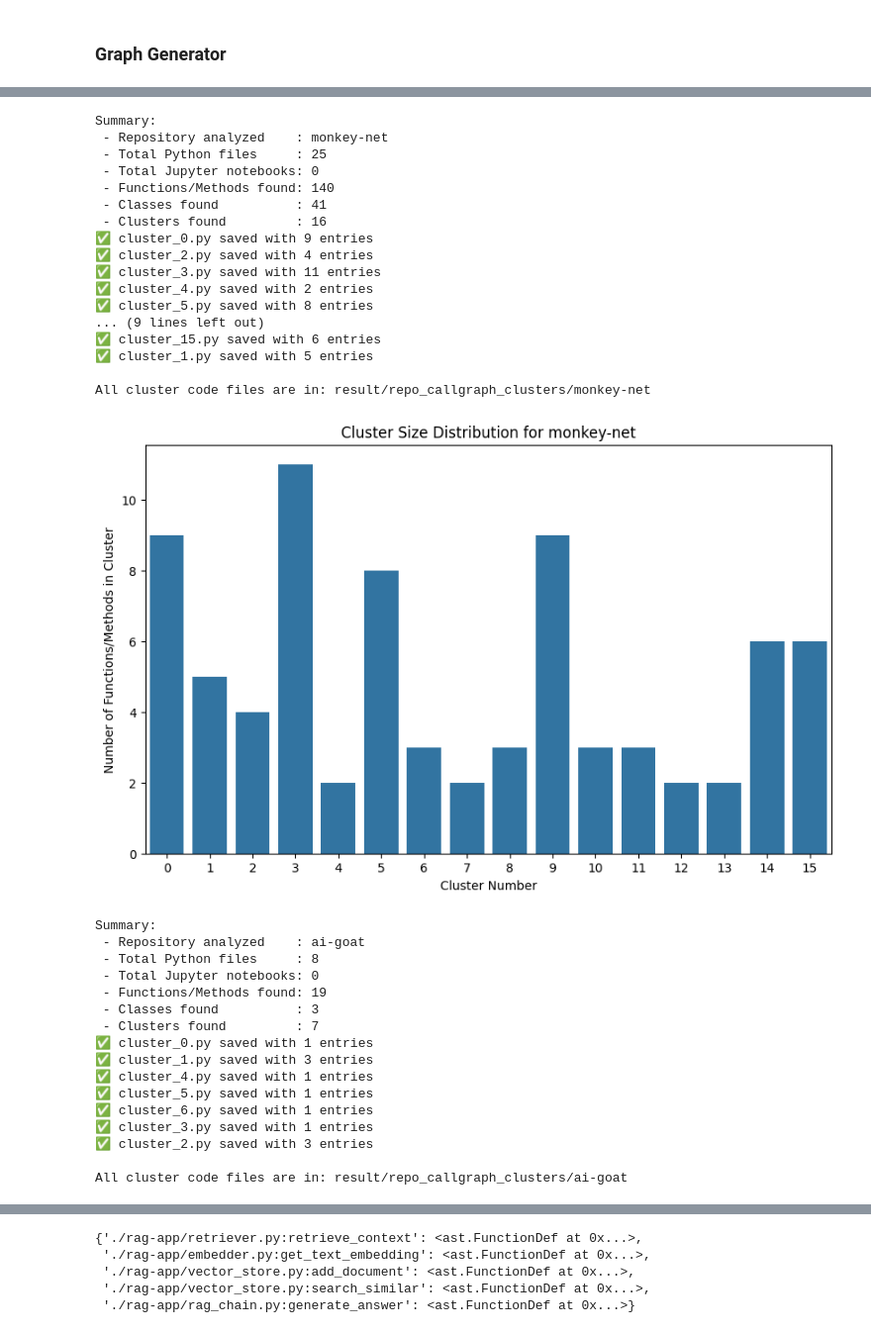
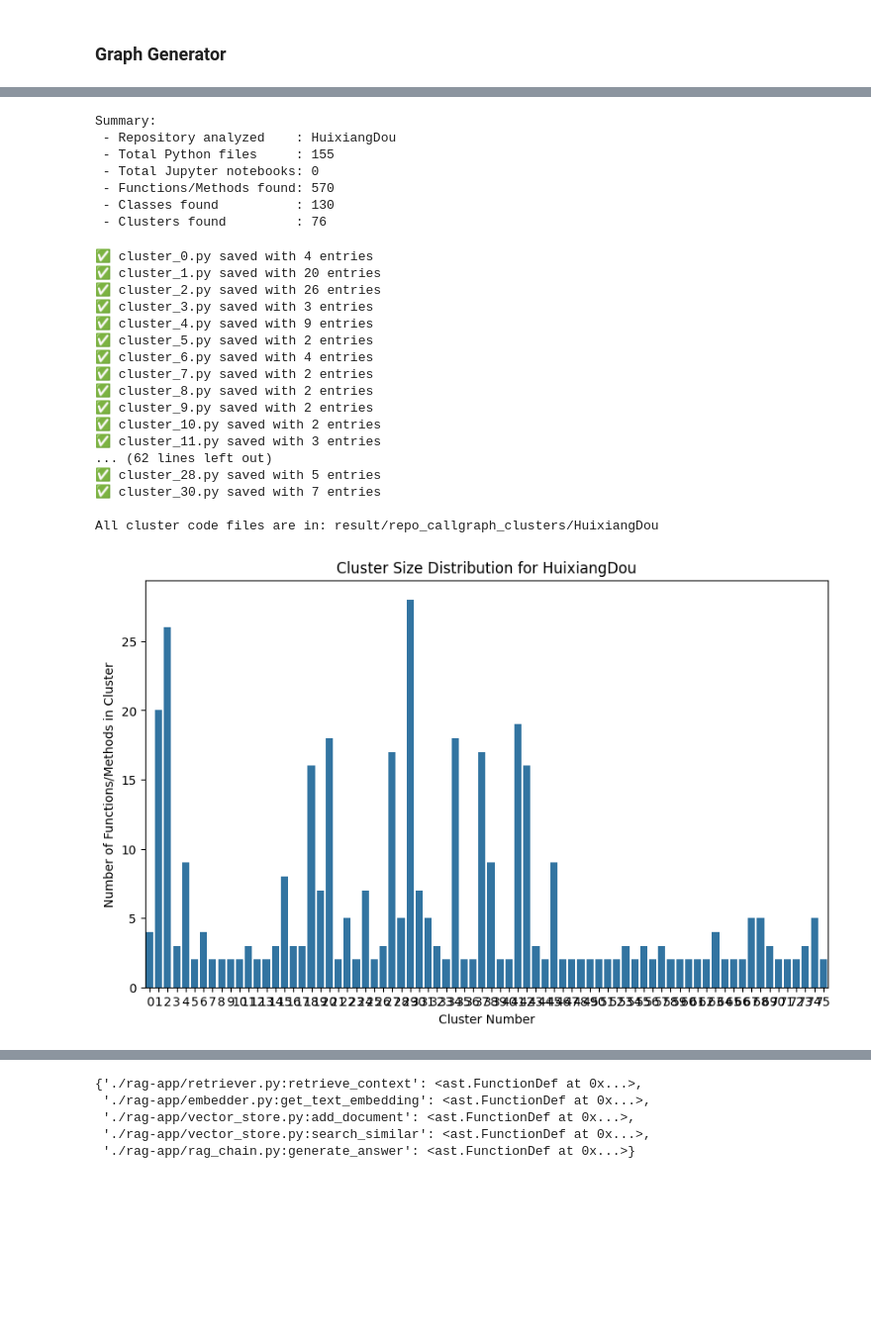
Before and after one commit to HasinthakaPiyumal/Pattern-Extraction---From-Repos---AST-Practice, a Jupyter notebook: experiments/python/01. Repo Callgraph & Cluster analyzer.ipynb, the cells around one changed output, grey strips where cells are left out. Shown at 99% size. Saved outputs shown, nothing was run; the diff lists cells and outputs as text; code cells hidden in the pictures; blank space fills up the shorter version.

```diff
--- a/experiments/python/01. Repo Callgraph & Cluster analyzer.ipynb
+++ b/experiments/python/01. Repo Callgraph & Cluster analyzer.ipynb
@@ -543,40 +621,31 @@ def plot_cluster_size_distribution(repo_dir):
     plt.xlabel("Cluster Number")
     plt.show()
 # %%
-for repo_dir in ["./monkey-net","./ai-goat","./AgentBench"]:
-    plot_cluster_size_distribution(repo_dir)
+for repo_dir in ["/HuixiangDou","/ai-goat","/AgentBench"]:
+    plot_cluster_size_distribution("../../repos/cloned_repos"+repo_dir)
 # %% [output]
 Summary:
- - Repository analyzed    : monkey-net
- - Total Python files     : 25
+ - Repository analyzed    : HuixiangDou
+ - Total Python files     : 155
  - Total Jupyter notebooks: 0
- - Functions/Methods found: 140
- - Classes found          : 41
- - Clusters found         : 16
-✅ cluster_0.py saved with 9 entries
-✅ cluster_2.py saved with 4 entries
-✅ cluster_3.py saved with 11 entries
-✅ cluster_4.py saved with 2 entries
-✅ cluster_5.py saved with 8 entries
-... (9 lines left out)
-✅ cluster_15.py saved with 6 entries
-✅ cluster_1.py saved with 5 entries
-
-All cluster code files are in: result/repo_callgraph_clusters/monkey-net
+ - Functions/Methods found: 570
+ - Classes found          : 130
+ - Clusters found         : 76
+✅ cluster_0.py saved with 4 entries
+✅ cluster_1.py saved with 20 entries
+✅ cluster_2.py saved with 26 entries
+✅ cluster_3.py saved with 3 entries
+✅ cluster_4.py saved with 9 entries
+✅ cluster_5.py saved with 2 entries
+✅ cluster_6.py saved with 4 entries
+✅ cluster_7.py saved with 2 entries
+✅ cluster_8.py saved with 2 entries
+✅ cluster_9.py saved with 2 entries
+✅ cluster_10.py saved with 2 entries
+✅ cluster_11.py saved with 3 entries
+... (62 lines left out)
+✅ cluster_28.py saved with 5 entries
+✅ cluster_30.py saved with 7 entries
+
+All cluster code files are in: result/repo_callgraph_clusters/HuixiangDou
-[figure, old version]
+[figure, new version]
-Summary:
- - Repository analyzed    : ai-goat
- - Total Python files     : 8
- - Total Jupyter notebooks: 0
- - Functions/Methods found: 19
- - Classes found          : 3
- - Clusters found         : 7
-✅ cluster_0.py saved with 1 entries
-✅ cluster_1.py saved with 3 entries
-✅ cluster_4.py saved with 1 entries
-✅ cluster_5.py saved with 1 entries
-✅ cluster_6.py saved with 1 entries
-✅ cluster_3.py saved with 1 entries
-✅ cluster_2.py saved with 3 entries
-
-All cluster code files are in: result/repo_callgraph_clusters/ai-goat
```
Also changed, not shown: parts of 8 cells of this notebook.
